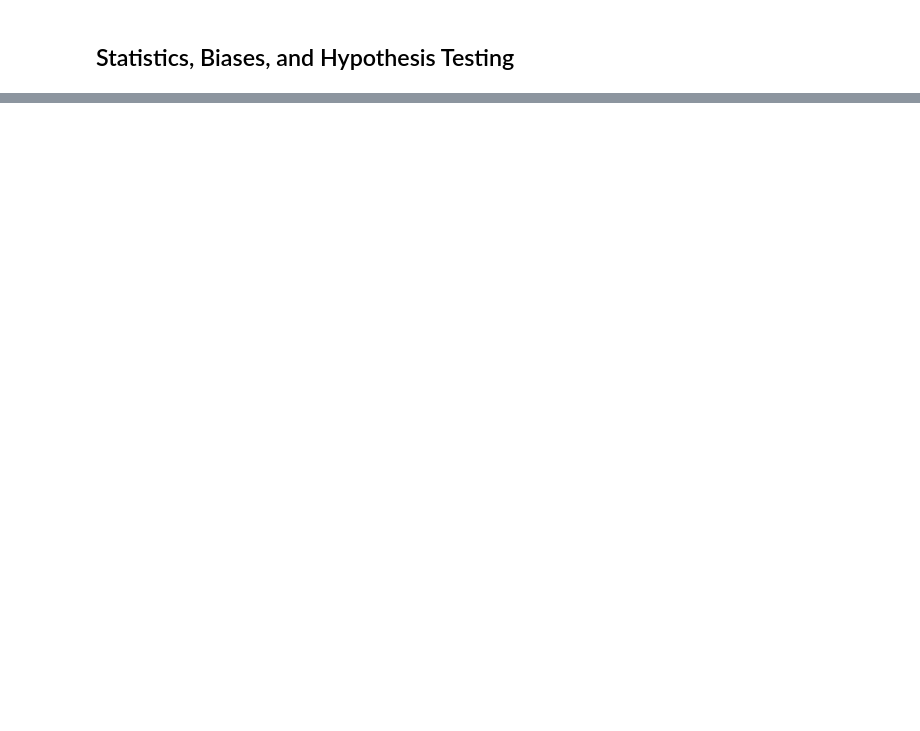
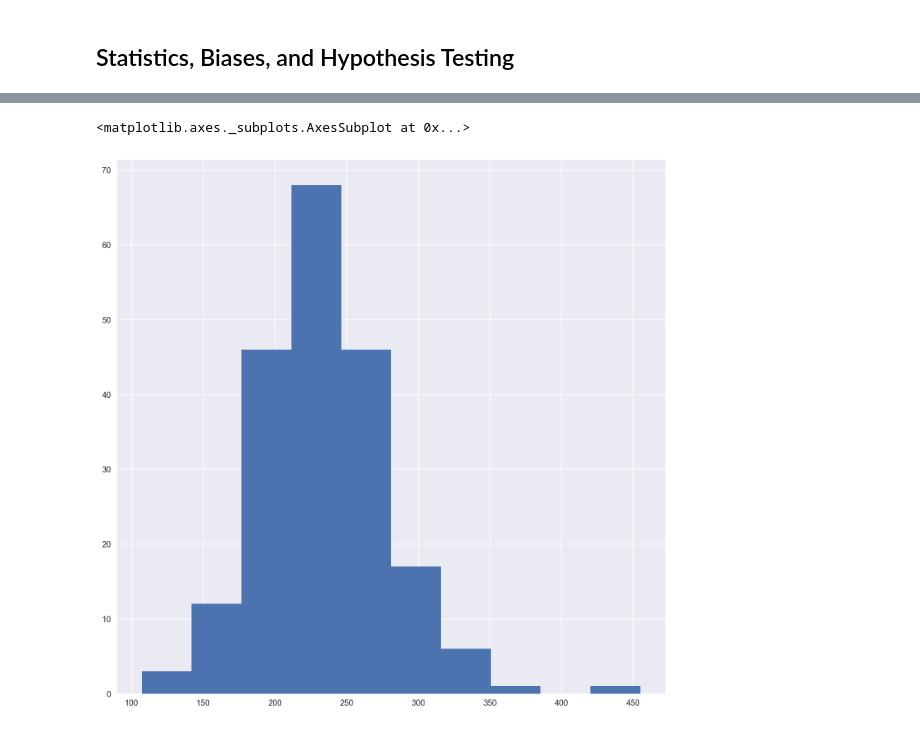
Before and after one commit to genzhao/dsi, a Jupyter notebook: project-3-sf-regression.ipynb, the cells around one changed output, grey strips where cells are left out. Cells and saved outputs as stored; diff of their text form; code cells hidden in the pictures; blank space fills up the shorter version.

```diff
--- a/project-3-sf-regression.ipynb
+++ b/project-3-sf-regression.ipynb
@@ -177,0 +491,5 @@ http://assets.datacamp.com/blog_assets/chol.txt'
+# %%
+health.CHOL.hist()
+# %% [output]
+<matplotlib.axes._subplots.AxesSubplot at 0x...>
+[figure, added]
```
Also changed, not shown: parts of 61 cells of this notebook.
